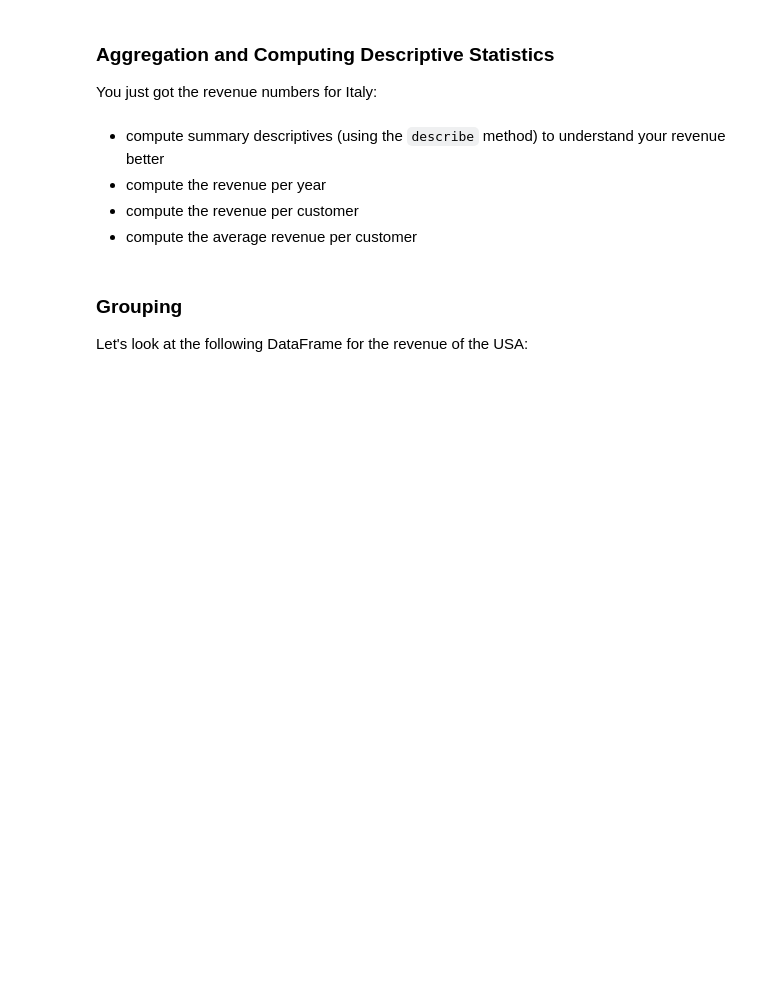
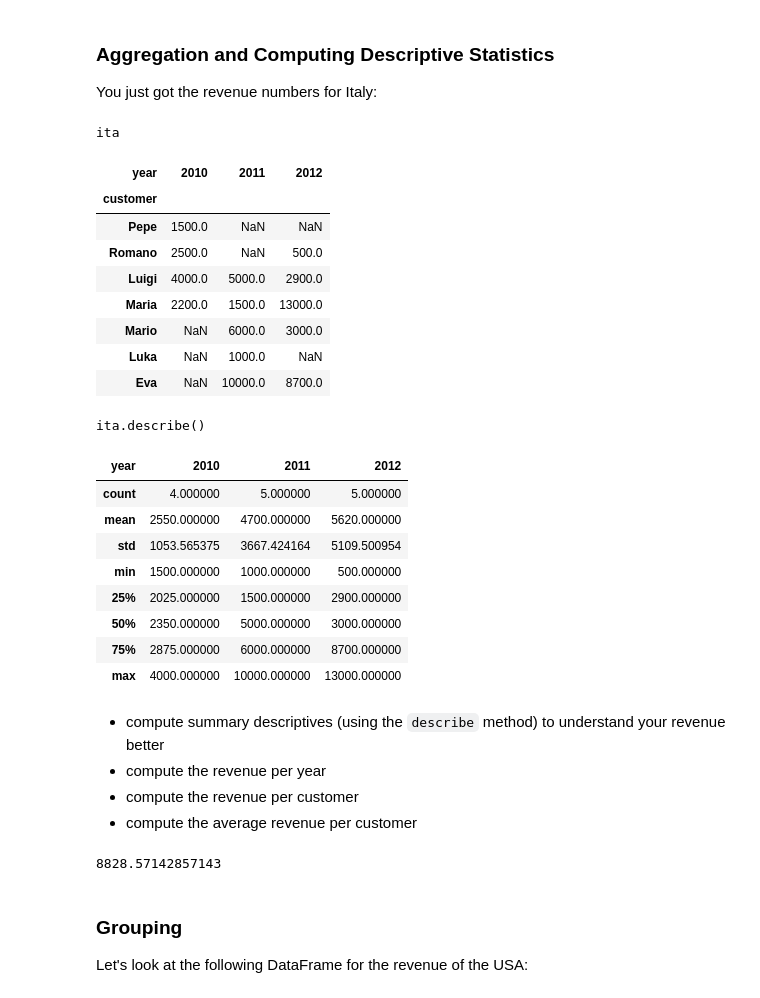
Before and after one commit to IchChefDuNixx/2023SS, a Jupyter notebook: DS/data_aai_sose23/lecture05_outliers/h05a-assignment-Pandas_Part_2.ipynb, the cells around one changed output. Cells and saved outputs as stored; diff of their text form; code cells hidden in the pictures; blank space fills up the shorter version.

```diff
--- a/DS/data_aai_sose23/lecture05_outliers/h05a-assignment-Pandas_Part_2.ipynb
+++ b/DS/data_aai_sose23/lecture05_outliers/h05a-assignment-Pandas_Part_2.ipynb
@@ -82,14 +193,36 @@ You just got the revenue numbers for Italy:
 # %%
 ita = DataFrame({
     '2010': {'Pepe':1500, 'Romano':2500, 'Luigi':3500,
              'Luigi':4000, 'Maria':2200},
     '2011': {'Mario': 6000, 'Maria': 1500, 'Luka': 1000,
              'Luigi': 5000, 'Eva':10000},
     '2012': {'Mario': 3000, 'Romano': 500, 'Maria': 13000,
              'Eva': 8700, 'Luigi':2900}})
 ita.index.name = 'customer'
 ita.columns.name='year'
 ita.name = 'Italy'
+display("ita", "ita.describe()")
+# %% [output]
+ita
+| year | 2010 | 2011 | 2012 |
+| customer |  |  |  |
+| Pepe | 1500.0 | NaN | NaN |
+| Romano | 2500.0 | NaN | 500.0 |
+| Luigi | 4000.0 | 5000.0 | 2900.0 |
+| Maria | 2200.0 | 1500.0 | 13000.0 |
+| Mario | NaN | 6000.0 | 3000.0 |
+| Luka | NaN | 1000.0 | NaN |
+| Eva | NaN | 10000.0 | 8700.0 |
+ita.describe()
+| year | 2010 | 2011 | 2012 |
+| count | 4.000000 | 5.000000 | 5.000000 |
+| mean | 2550.000000 | 4700.000000 | 5620.000000 |
+| std | 1053.565375 | 3667.424164 | 5109.500954 |
+| min | 1500.000000 | 1000.000000 | 500.000000 |
+| 25% | 2025.000000 | 1500.000000 | 2900.000000 |
+| 50% | 2350.000000 | 5000.000000 | 3000.000000 |
+| 75% | 2875.000000 | 6000.000000 | 8700.000000 |
+| max | 4000.000000 | 10000.000000 | 13000.000000 |
 # %% [markdown]
 - compute summary descriptives (using the `describe` method) to understand your revenue better
 - compute the revenue per year
@@ -100,3 +231,11 @@ ita.name = 'Italy'
+# %%
+## Solutions
+ita.sum()
+ita.sum(axis=1)
+ita.mean(axis=1)
+ita.sum(axis=1).sum()/len(ita)
+# %% [output]
+8828.57142857143
 # %% [markdown]
 ### Grouping
 
```
Also changed, not shown: parts of 11 cells of this notebook, 14 other files.
